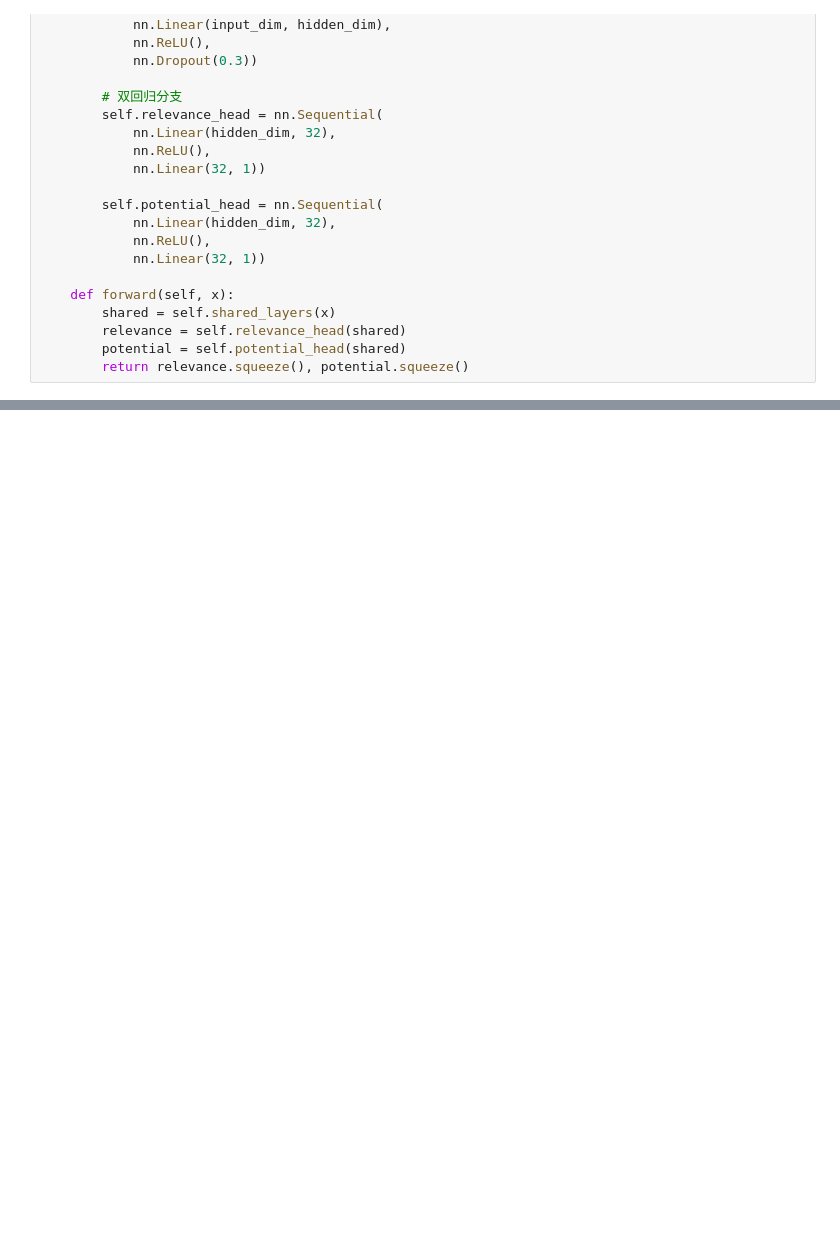
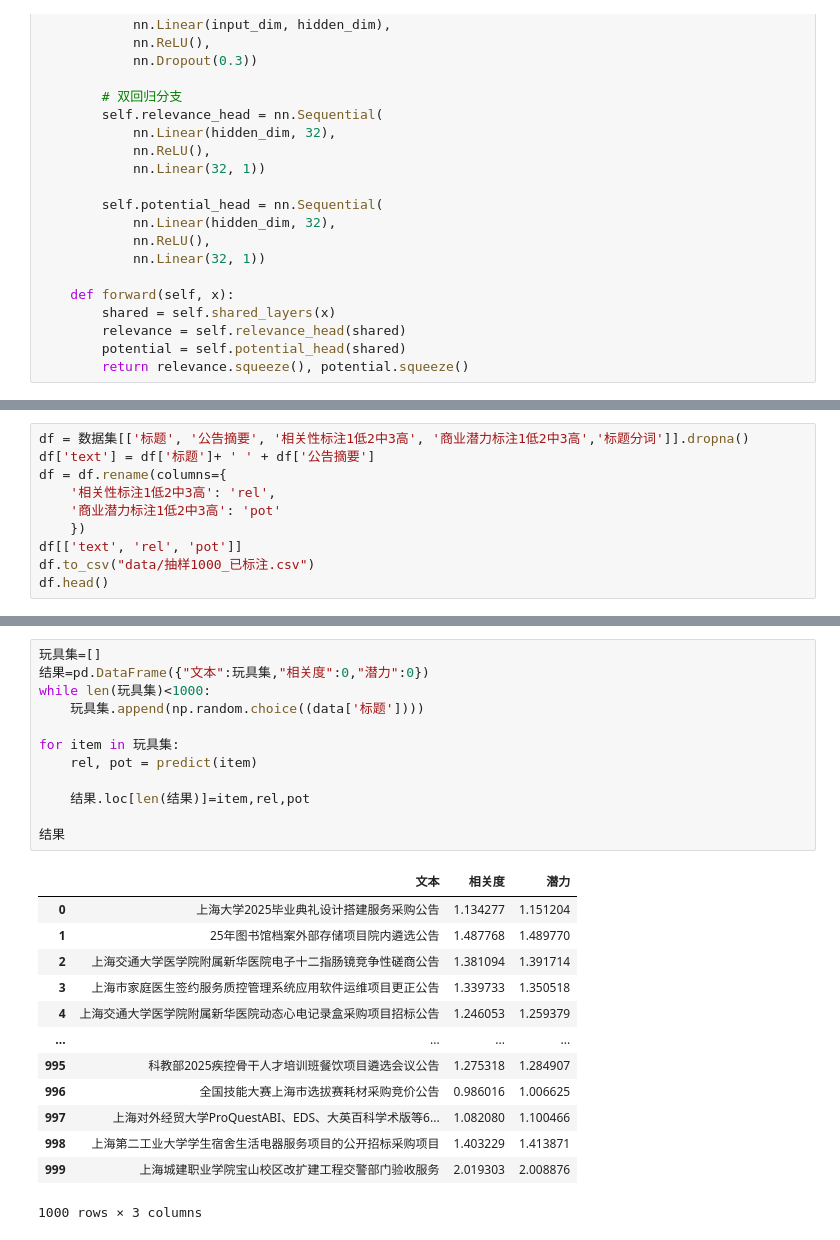
Before and after one commit to xuyiang/fenxi, a Jupyter notebook: workbook.ipynb, the cells around one changed output, grey strips where cells are left out. Drawn from its saved outputs; the diff is of its cells as text; blank space fills up the shorter version.

```diff
--- a/workbook.ipynb
+++ b/workbook.ipynb
@@ -565,0 +544,10 @@ for i in range(len(测试文本)):
+# %%
+df = 数据集[['标题', '公告摘要', '相关性标注1低2中3高', '商业潜力标注1低2中3高','标题分词']].dropna()
+df['text'] = df['标题']+ ' ' + df['公告摘要']
+df = df.rename(columns={
+    '相关性标注1低2中3高': 'rel',
+    '商业潜力标注1低2中3高': 'pot'
+    })
+df[['text', 'rel', 'pot']]
+df.to_csv("data/抽样1000_已标注.csv")
+df.head()
@@ -565,0 +831,26 @@ for i in range(len(测试文本)):
+# %%
+玩具集=[]
+结果=pd.DataFrame({"文本":玩具集,"相关度":0,"潜力":0})
+while len(玩具集)<1000:
+    玩具集.append(np.random.choice((data['标题'])))
+
+for item in 玩具集:
+    rel, pot = predict(item)
+
+    结果.loc[len(结果)]=item,rel,pot
+
+结果
+# %% [output]
+|  | 文本 | 相关度 | 潜力 |
+| 0 | 上海大学2025毕业典礼设计搭建服务采购公告 | 1.134277 | 1.151204 |
+| 1 | 25年图书馆档案外部存储项目院内遴选公告 | 1.487768 | 1.489770 |
+| 2 | 上海交通大学医学院附属新华医院电子十二指肠镜竞争性磋商公告 | 1.381094 | 1.391714 |
+| 3 | 上海市家庭医生签约服务质控管理系统应用软件运维项目更正公告 | 1.339733 | 1.350518 |
+| 4 | 上海交通大学医学院附属新华医院动态心电记录盒采购项目招标公告 | 1.246053 | 1.259379 |
+| ... | ... | ... | ... |
+| 995 | 科教部2025疾控骨干人才培训班餐饮项目遴选会议公告 | 1.275318 | 1.284907 |
+| 996 | 全国技能大赛上海市选拔赛耗材采购竞价公告 | 0.986016 | 1.006625 |
+| 997 | 上海对外经贸大学ProQuestABI、EDS、大英百科学术版等6... | 1.082080 | 1.100466 |
+| 998 | 上海第二工业大学学生宿舍生活电器服务项目的公开招标采购项目 | 1.403229 | 1.413871 |
+| 999 | 上海城建职业学院宝山校区改扩建工程交警部门验收服务 | 2.019303 | 2.008876 |
+1000 rows × 3 columns
```
Also changed, not shown: parts of 16 cells of this notebook, 10 other files.
